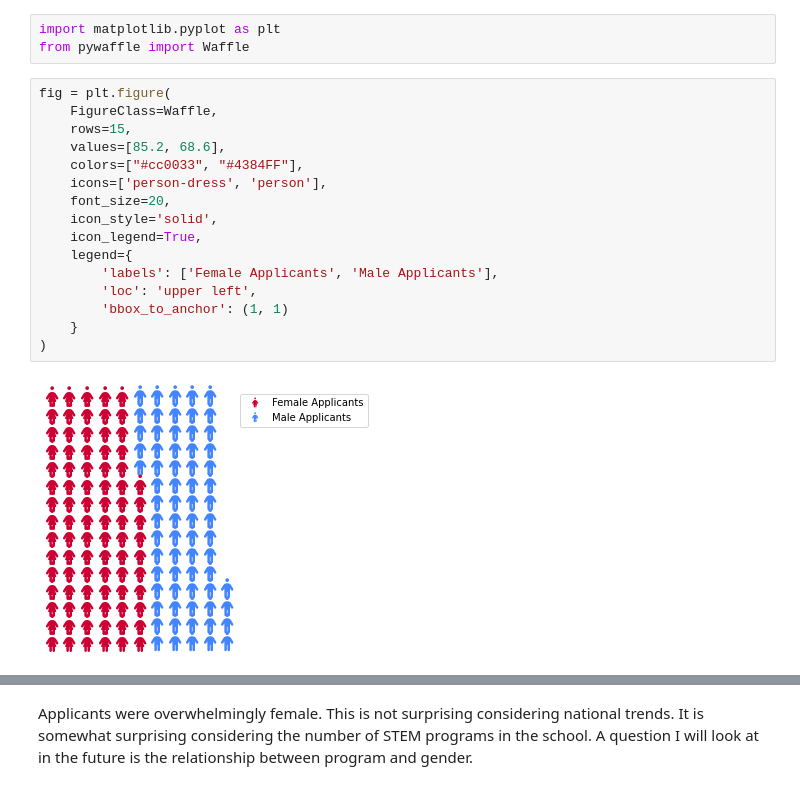
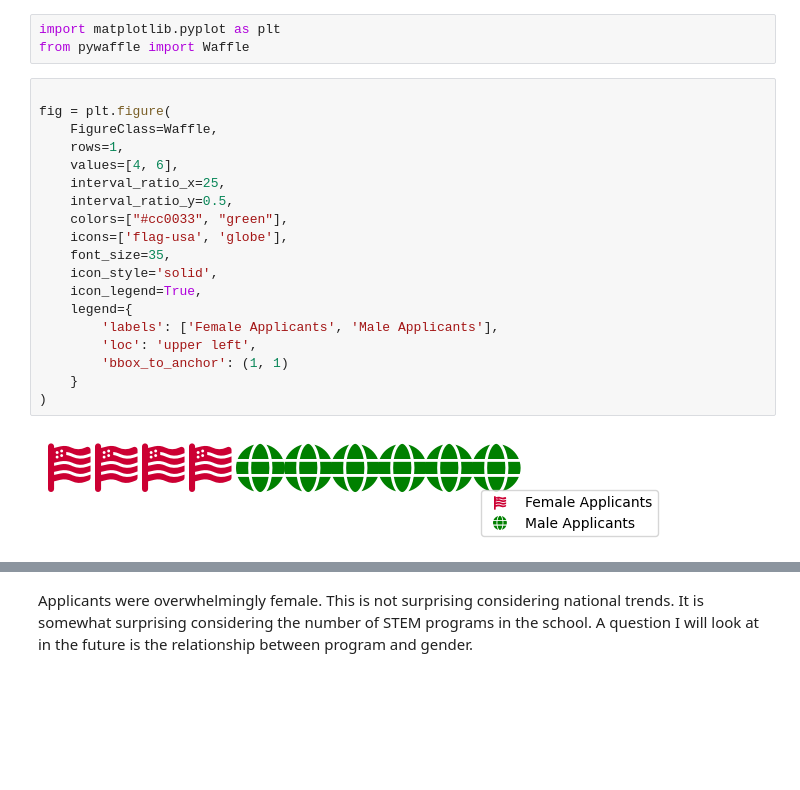
Before and after one commit to theaok/vis-sp23-ewattudo, a Jupyter notebook: ps1.ipynb, the cells around one changed output, grey strips where cells are left out. Saved outputs shown, nothing was run; the diff lists cells and outputs as text; blank space fills up the shorter version.

```diff
--- a/ps1.ipynb
+++ b/ps1.ipynb
@@ -199,20 +207,23 @@ Successfully installed fontawesomefree-6.2.1 pywaffle-1.1.0
 import matplotlib.pyplot as plt
 from pywaffle import Waffle
 # %%
+
 fig = plt.figure(
     FigureClass=Waffle,
-    rows=15,
-    values=[85.2, 68.6],
-    colors=["#cc0033", "#4384FF"],
-    icons=['person-dress', 'person'],
-    font_size=20,
+    rows=1,
+    values=[4, 6],
+    interval_ratio_x=25,
+    interval_ratio_y=0.5,
+    colors=["#cc0033", "green"],
+    icons=['flag-usa', 'globe'],
+    font_size=35,
     icon_style='solid',
     icon_legend=True,
     legend={
         'labels': ['Female Applicants', 'Male Applicants'],
         'loc': 'upper left',
         'bbox_to_anchor': (1, 1)
     }
 )
 # %% [output]
-[figure, old version]
+[figure, new version]
```
Also changed, not shown: parts of 3 cells of this notebook.
